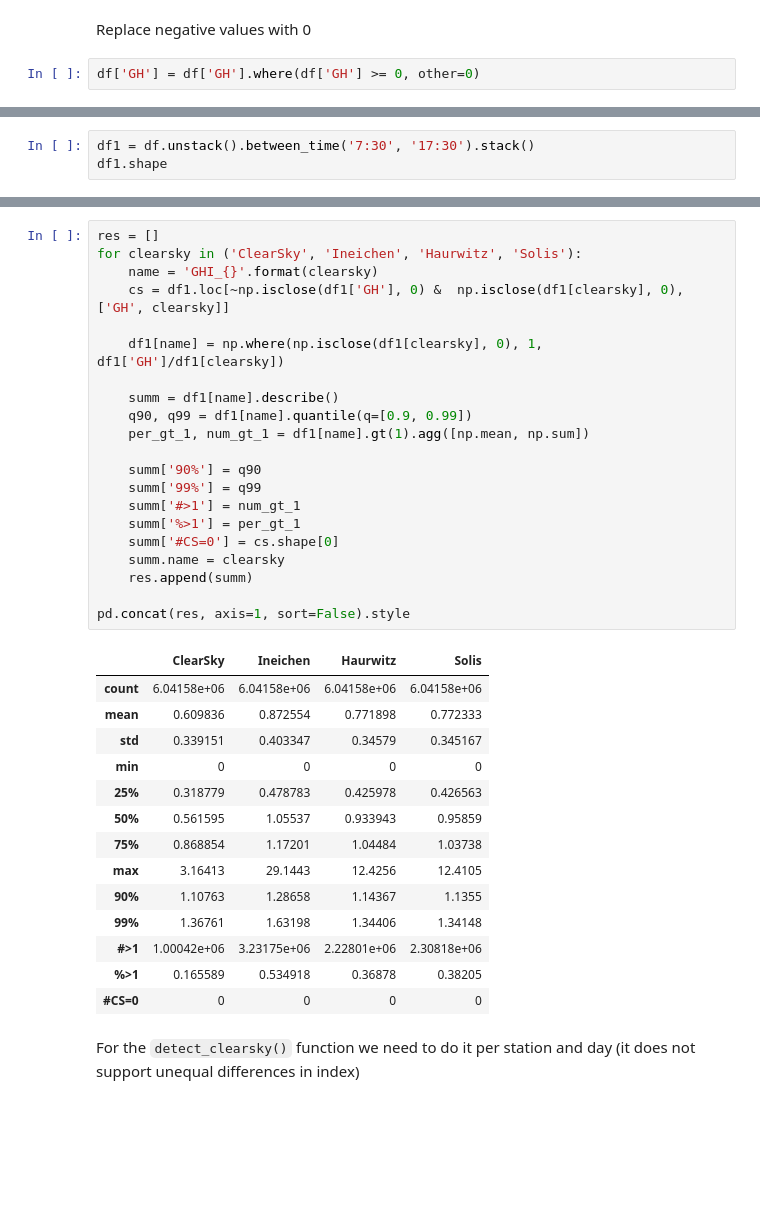
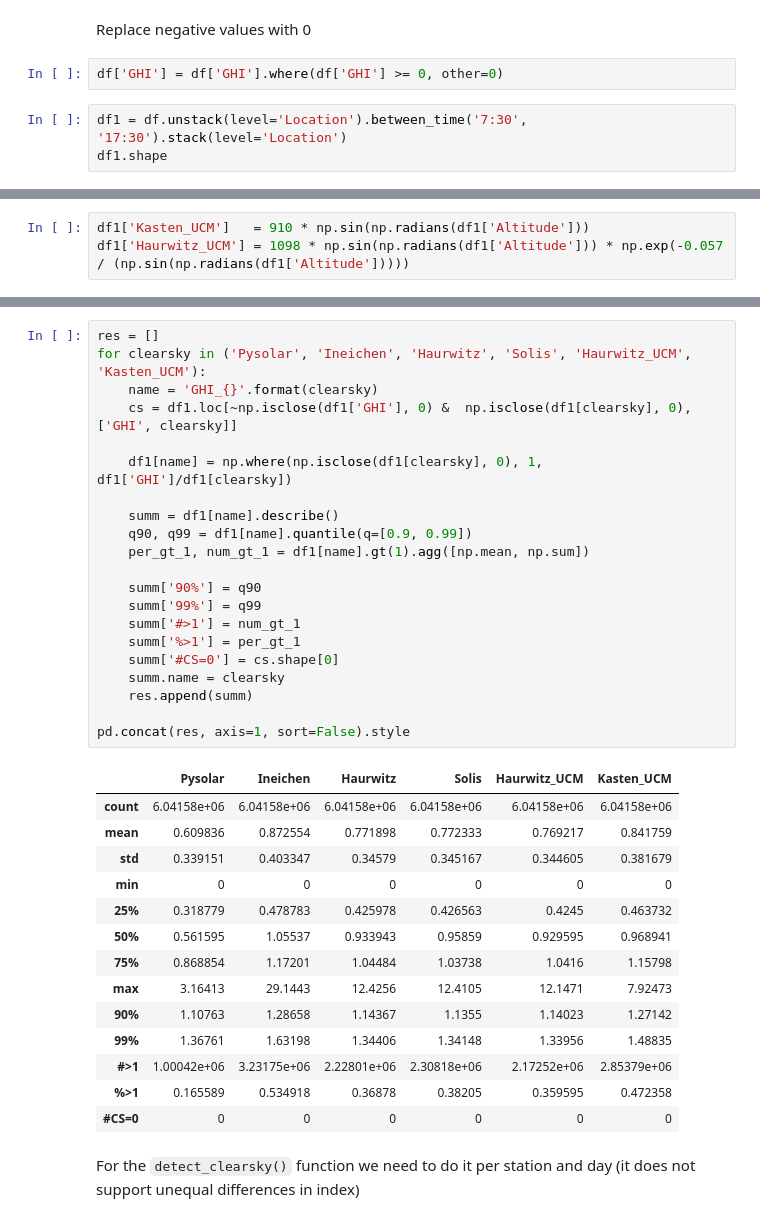
Before and after one commit to albertotb/solar, a Jupyter notebook: notebooks/clearsky.ipynb, the cells around one changed output, grey strips where cells are left out. Drawn from its saved outputs; the diff is of its cells as text; blank space fills up the shorter version.

Commit message:
Add UCM models to clearsky comparison

```diff
--- a/notebooks/clearsky.ipynb
+++ b/notebooks/clearsky.ipynb
@@ -33,4 +30,7 @@ df.shape
 # %% [markdown]
 Replace negative values with 0
 # %%
-df['GH'] = df['GH'].where(df['GH'] >= 0, other=0)
+df['GHI'] = df['GHI'].where(df['GHI'] >= 0, other=0)
+# %%
+df1 = df.unstack(level='Location').between_time('7:30', '17:30').stack(level='Location')
+df1.shape
@@ -37 +44,4 @@ df['GH'] = df['GH'].where(df['GH'] >= 0, other=0)
+# %%
+df1['Kasten_UCM']   = 910 * np.sin(np.radians(df1['Altitude']))
+df1['Haurwitz_UCM'] = 1098 * np.sin(np.radians(df1['Altitude'])) * np.exp(-0.057 / (np.sin(np.radians(df1['Altitude']))))
 # %%
@@ -49,3 +58,0 @@ df.describe().style
-# %%
-df1 = df.unstack().between_time('7:30', '17:30').stack()
-df1.shape
@@ -61,40 +68,40 @@ Statistics for the different clearsky models:
 We compute the main descriptive statistics plus the number of times the GHI is greater than the clearsky model. We also check if the clearsky model returns a GHI of 0 when the sensor has a value greater than 0 (`#CS=0`)
 # %%
 res = []
-for clearsky in ('ClearSky', 'Ineichen', 'Haurwitz', 'Solis'):
+for clearsky in ('Pysolar', 'Ineichen', 'Haurwitz', 'Solis', 'Haurwitz_UCM', 'Kasten_UCM'):
     name = 'GHI_{}'.format(clearsky)
-    cs = df1.loc[~np.isclose(df1['GH'], 0) &  np.isclose(df1[clearsky], 0), ['GH', clearsky]]
+    cs = df1.loc[~np.isclose(df1['GHI'], 0) &  np.isclose(df1[clearsky], 0), ['GHI', clearsky]]
 
-    df1[name] = np.where(np.isclose(df1[clearsky], 0), 1, df1['GH']/df1[clearsky])
+    df1[name] = np.where(np.isclose(df1[clearsky], 0), 1, df1['GHI']/df1[clearsky])
 
     summ = df1[name].describe()
     q90, q99 = df1[name].quantile(q=[0.9, 0.99])
     per_gt_1, num_gt_1 = df1[name].gt(1).agg([np.mean, np.sum])
 
     summ['90%'] = q90
     summ['99%'] = q99
     summ['#>1'] = num_gt_1
     summ['%>1'] = per_gt_1
     summ['#CS=0'] = cs.shape[0]
     summ.name = clearsky
     res.append(summ)
 
 pd.concat(res, axis=1, sort=False).style
 # %% [output]
-|  | ClearSky | Ineichen | Haurwitz | Solis |
-| count | 6.04158e+06 | 6.04158e+06 | 6.04158e+06 | 6.04158e+06 |
-| mean | 0.609836 | 0.872554 | 0.771898 | 0.772333 |
-| std | 0.339151 | 0.403347 | 0.34579 | 0.345167 |
-| min | 0 | 0 | 0 | 0 |
-| 25% | 0.318779 | 0.478783 | 0.425978 | 0.426563 |
-| 50% | 0.561595 | 1.05537 | 0.933943 | 0.95859 |
-| 75% | 0.868854 | 1.17201 | 1.04484 | 1.03738 |
-| max | 3.16413 | 29.1443 | 12.4256 | 12.4105 |
-| 90% | 1.10763 | 1.28658 | 1.14367 | 1.1355 |
-| 99% | 1.36761 | 1.63198 | 1.34406 | 1.34148 |
-| #>1 | 1.00042e+06 | 3.23175e+06 | 2.22801e+06 | 2.30818e+06 |
-| %>1 | 0.165589 | 0.534918 | 0.36878 | 0.38205 |
-| #CS=0 | 0 | 0 | 0 | 0 |
+|  | Pysolar | Ineichen | Haurwitz | Solis | Haurwitz_UCM | Kasten_UCM |
+| count | 6.04158e+06 | 6.04158e+06 | 6.04158e+06 | 6.04158e+06 | 6.04158e+06 | 6.04158e+06 |
+| mean | 0.609836 | 0.872554 | 0.771898 | 0.772333 | 0.769217 | 0.841759 |
+| std | 0.339151 | 0.403347 | 0.34579 | 0.345167 | 0.344605 | 0.381679 |
+| min | 0 | 0 | 0 | 0 | 0 | 0 |
+| 25% | 0.318779 | 0.478783 | 0.425978 | 0.426563 | 0.4245 | 0.463732 |
+| 50% | 0.561595 | 1.05537 | 0.933943 | 0.95859 | 0.929595 | 0.968941 |
+| 75% | 0.868854 | 1.17201 | 1.04484 | 1.03738 | 1.0416 | 1.15798 |
+| max | 3.16413 | 29.1443 | 12.4256 | 12.4105 | 12.1471 | 7.92473 |
+| 90% | 1.10763 | 1.28658 | 1.14367 | 1.1355 | 1.14023 | 1.27142 |
+| 99% | 1.36761 | 1.63198 | 1.34406 | 1.34148 | 1.33956 | 1.48835 |
+| #>1 | 1.00042e+06 | 3.23175e+06 | 2.22801e+06 | 2.30818e+06 | 2.17252e+06 | 2.85379e+06 |
+| %>1 | 0.165589 | 0.534918 | 0.36878 | 0.38205 | 0.359595 | 0.472358 |
+| #CS=0 | 0 | 0 | 0 | 0 | 0 | 0 |
 # %% [markdown]
 For the `detect_clearsky()` function we need to do it per station and day (it does not support unequal differences in index)
 # %%
```
Also changed, not shown: parts of 13 cells of this notebook.
